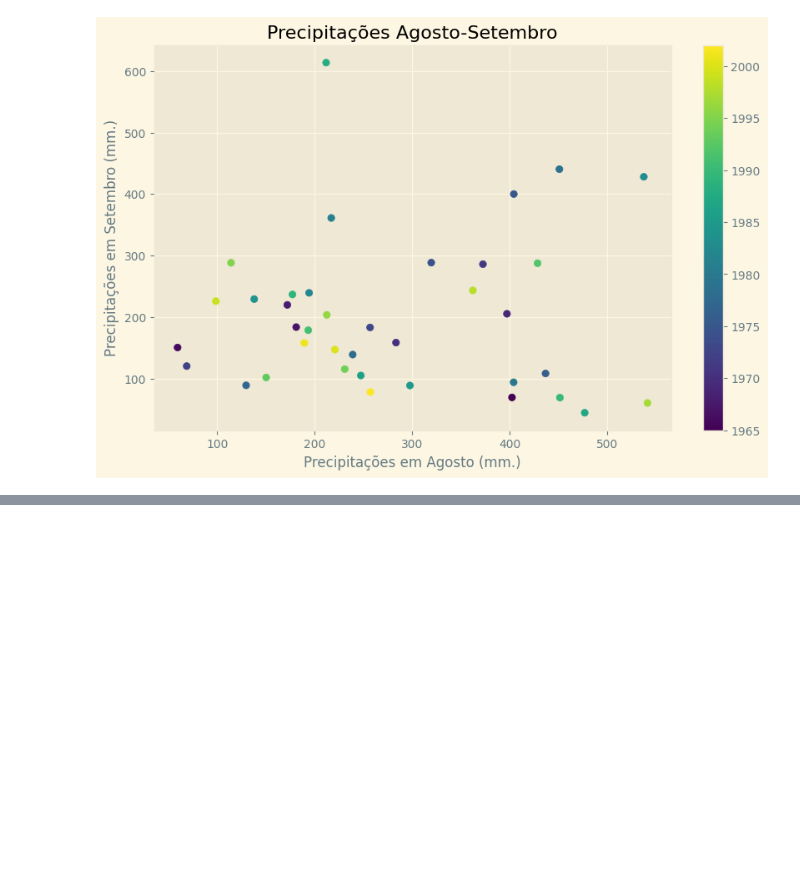
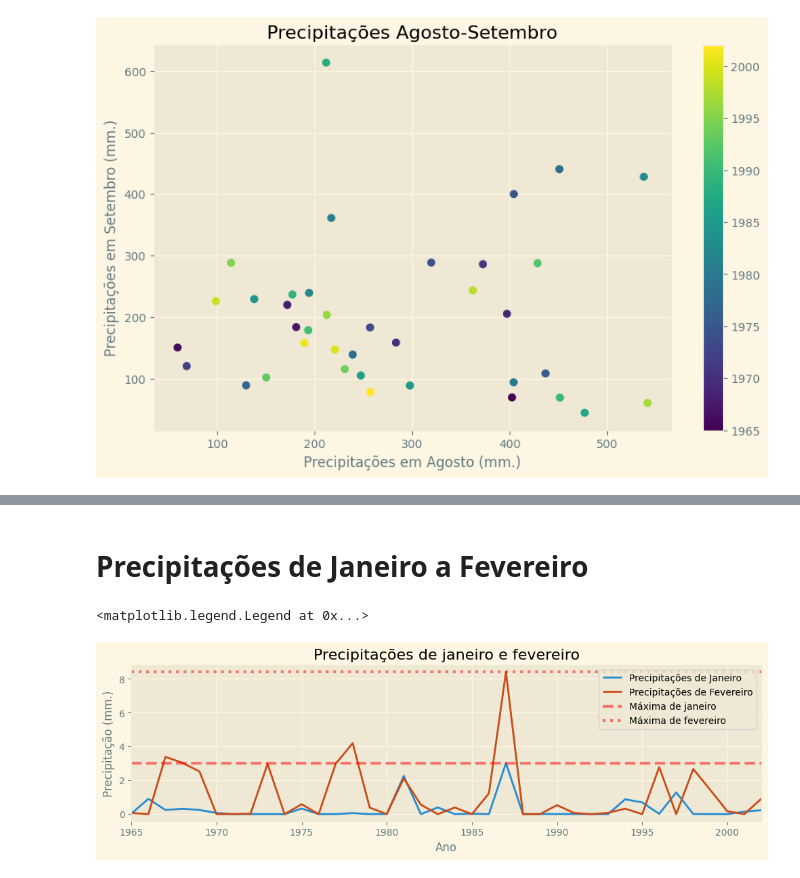
Before and after one commit to nikarcosta/precipitation-data, a Jupyter notebook: precipitation_analysis.ipynb, the cells around one changed output, grey strips where cells are left out. Drawn from its saved outputs; the diff is of its cells as text; code cells hidden in the pictures; blank space fills up the shorter version.

```diff
--- a/precipitation_analysis.ipynb
+++ b/precipitation_analysis.ipynb
@@ -97,0 +121,21 @@ Text(0, 0.5, 'Precipitações em Setembro (mm.)')
+# %% [markdown]
+# Precipitações de Janeiro a Fevereiro
+# %%
+max_january = df_precipitation['Jan'].max()
+max_february = df_precipitation['Feb'].max()
+
+fig, ax = plt.subplots(figsize=(12,3))
+ax.plot(df_precipitation.index, df_precipitation['Jan'], label='Precipitações de Janeiro')
+ax.plot(df_precipitation.index, df_precipitation['Feb'], label='Precipitações de Fevereiro', color='C4')
+
+ax.axhline(max_january,   color='red', linestyle='--', alpha=0.5,  linewidth=3, label='Máxima de janeiro')
+ax.axhline(max_february, color='red', linestyle=':', alpha=0.5,   linewidth=3, label='Máxima de fevereiro')
+
+ax.set_xlabel('Ano')
+ax.set_ylabel('Precipitação (mm.)')
+ax.set_title('Precipitações de janeiro e fevereiro')
+ax.set_xlim(df_precipitation.index[0], df_precipitation.index[-1])
+ax.legend()
+# %% [output]
+<matplotlib.legend.Legend at 0x...>
+[figure, added]
```
Also changed, not shown: parts of 4 cells of this notebook.
